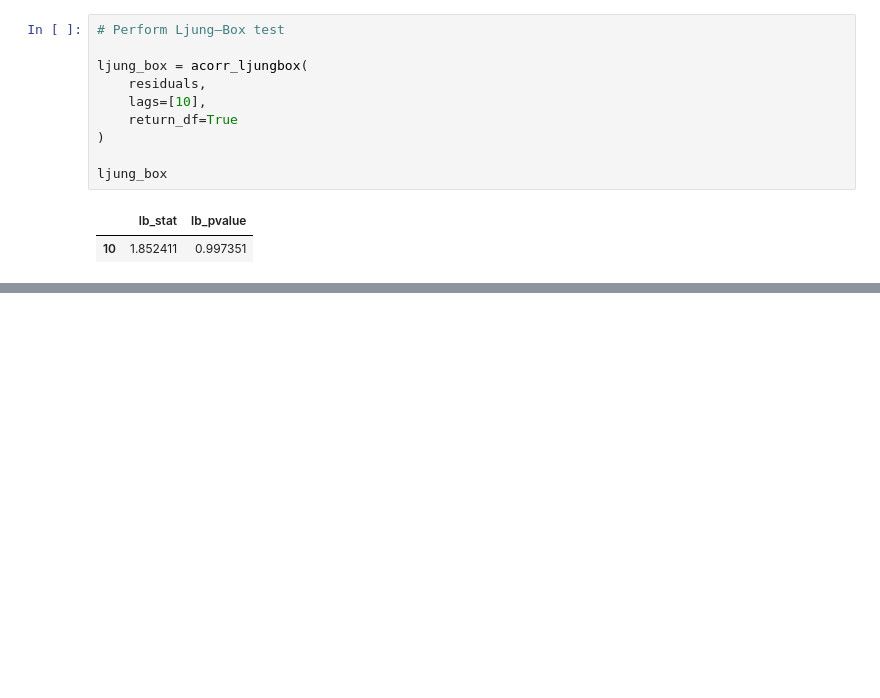
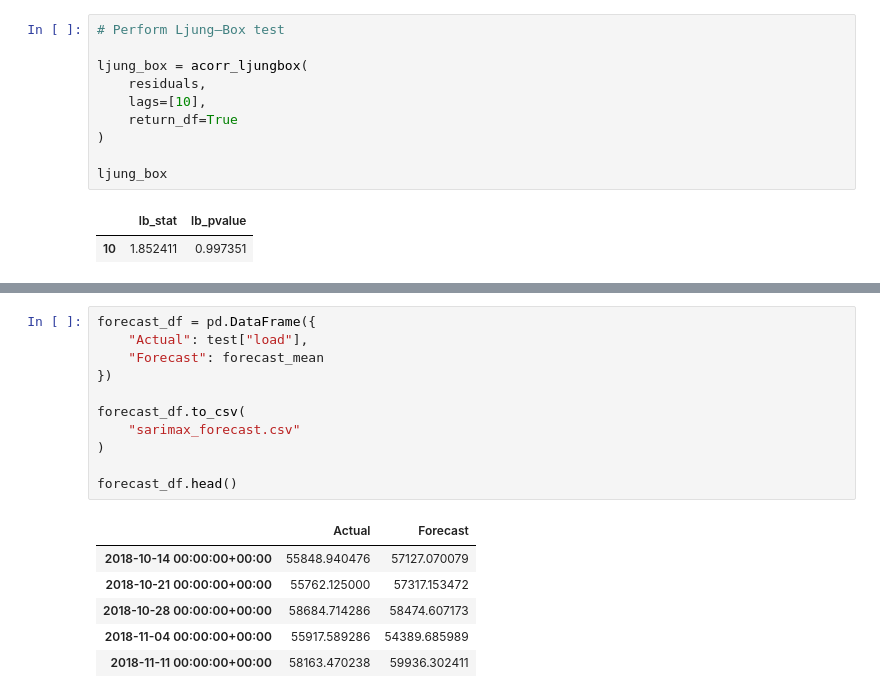
Before and after one commit to dekshinaudayan/german-electricity-demand-forecasting, a Jupyter notebook: notebooks/05_SARIMAX_Model.ipynb, the cells around one changed output, grey strips where cells are left out. Cells and saved outputs as stored; diff of their text form; blank space fills up the shorter version.

```diff
--- a/notebooks/05_SARIMAX_Model.ipynb
+++ b/notebooks/05_SARIMAX_Model.ipynb
@@ -222,0 +342,18 @@ ljung_box
+# %%
+forecast_df = pd.DataFrame({
+    "Actual": test["load"],
+    "Forecast": forecast_mean
+})
+
+forecast_df.to_csv(
+    "sarimax_forecast.csv"
+)
+
+forecast_df.head()
+# %% [output]
+|  | Actual | Forecast |
+| 2018-10-14 00:00:00+00:00 | 55848.940476 | 57127.070079 |
+| 2018-10-21 00:00:00+00:00 | 55762.125000 | 57317.153472 |
+| 2018-10-28 00:00:00+00:00 | 58684.714286 | 58474.607173 |
+| 2018-11-04 00:00:00+00:00 | 55917.589286 | 54389.685989 |
+| 2018-11-11 00:00:00+00:00 | 58163.470238 | 59936.302411 |
```
Also changed, not shown: parts of 9 cells of this notebook.
